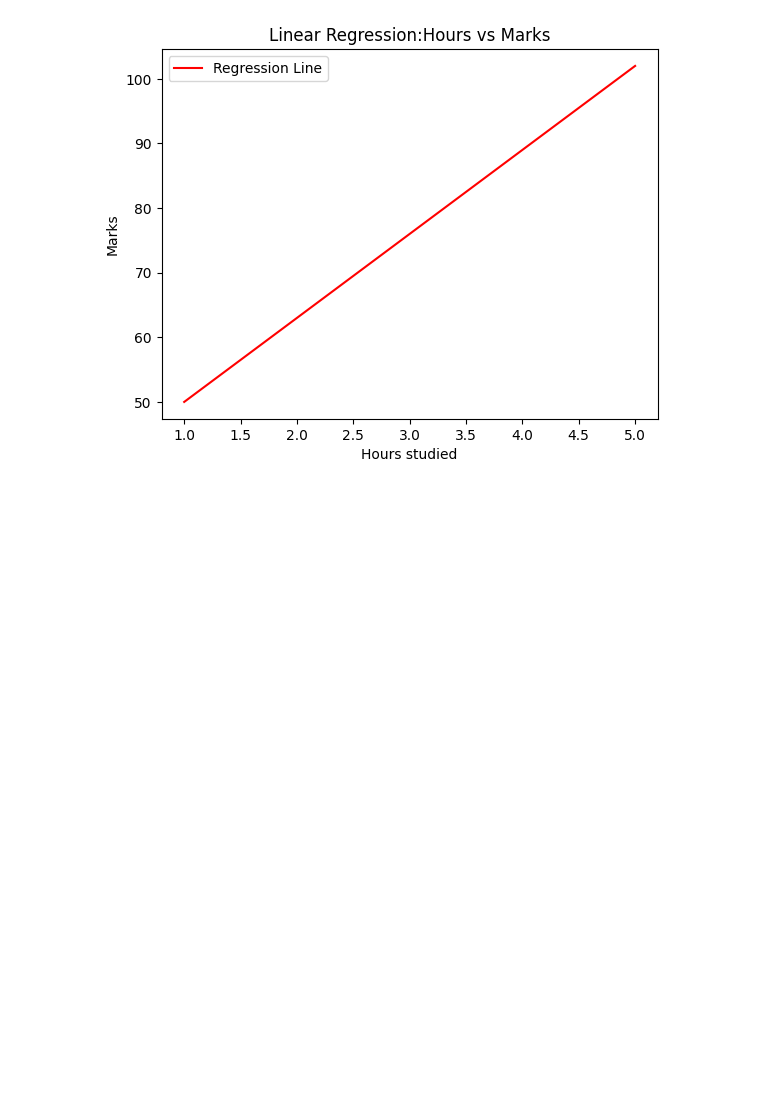
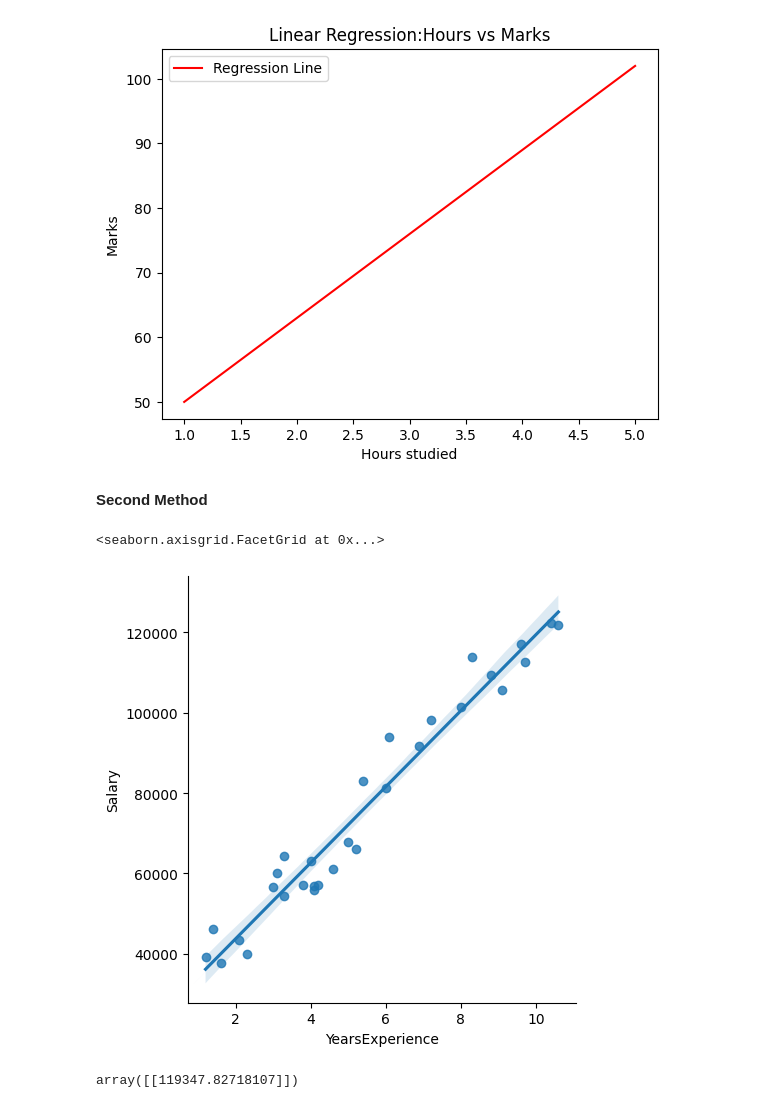
Before and after one commit to rutu68/MLT_practice, a Jupyter notebook: Exp2_Linear_Regression.ipynb, the cells around one changed output. Drawn from its saved outputs; the diff is of its cells as text; code cells hidden in the pictures; blank space fills up the shorter version.

```diff
--- a/Exp2_Linear_Regression.ipynb
+++ b/Exp2_Linear_Regression.ipynb
@@ -69,3 +69,5 @@ plt.legend()
 plt.show()
 # %% [output]
 [figure]
+# %% [markdown]
+**Second Method**
@@ -71,0 +80,32 @@ plt.show()
+# %%
+#Step2: read the data
+df = pd.read_csv('/content/Salary_dataset.csv')
+# %%
+#Step3: visualizing the data
+sns.lmplot(x='YearsExperience', y='Salary', data=df)
+# %% [output]
+<seaborn.axisgrid.FacetGrid at 0x...>
+[figure, added]
+# %%
+#Step4: Predicted the value using linea equation y=mx+b
+#storing this regression into a variable named model
+from sklearn.linear_model import LinearRegression
+model=LinearRegression()
+
+model.fit(df[['YearsExperience']],df[['Salary']])
+
+model.score(df[['YearsExperience']],df[['Salary']])
+
+#prediction
+#calculating coeff = claculating m:slope
+model.coef_
+#calculating b:intercept
+model.intercept_
+
+#will take any value as x
+#here will consider x=10
+y = 9449.96232146*10+24848.20396652
+y
+model.predict([[10]])
+# %% [output]
+array([[119347.82718107]])
```
Also changed, not shown: parts of 1 cell of this notebook.
